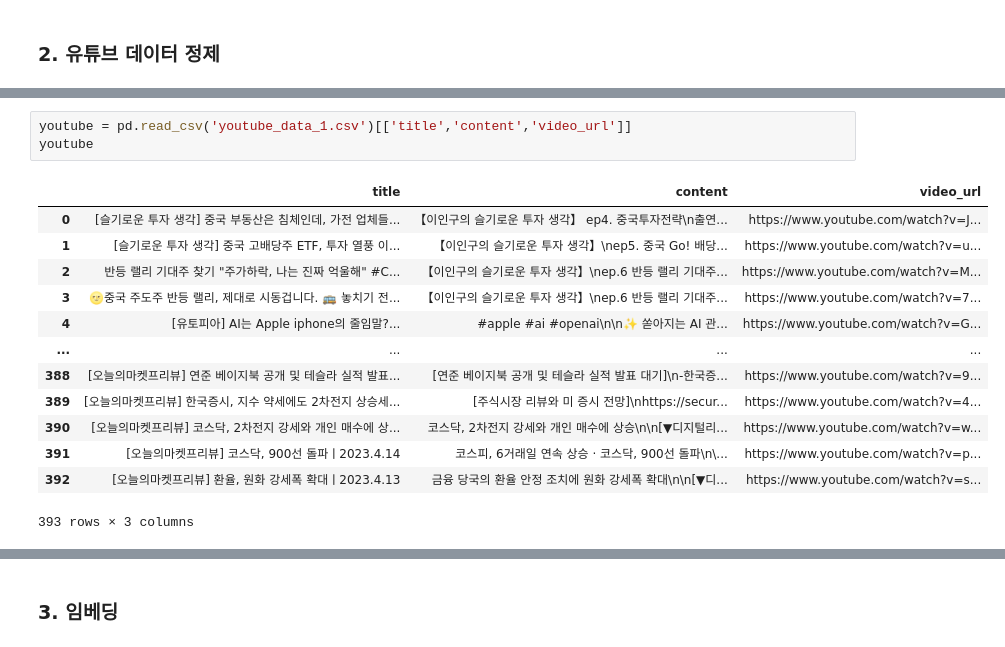
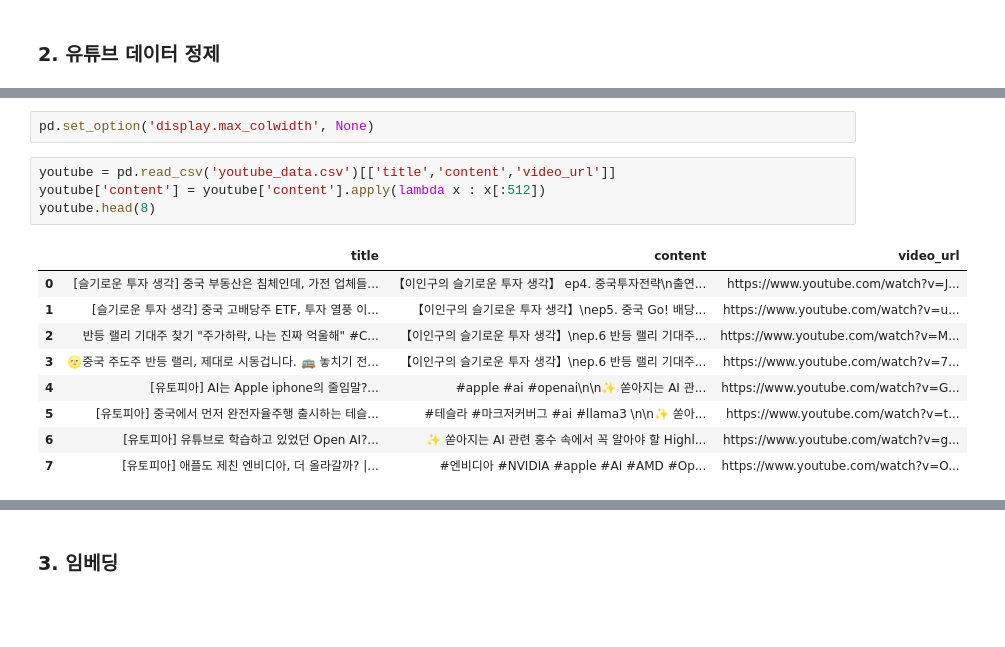
Before and after one commit to slayerzeroa/miraeasset_ai, a Jupyter notebook: youtube_recommendation/유튜브추천알고리즘.ipynb, the cells around one changed output, grey strips where cells are left out. Drawn from its saved outputs; the diff is of its cells as text; blank space fills up the shorter version.

```diff
--- a/youtube_recommendation/유튜브추천알고리즘.ipynb
+++ b/youtube_recommendation/유튜브추천알고리즘.ipynb
@@ -87,17 +57,16 @@ class CompletionExecutor:
+# %%
+pd.set_option('display.max_colwidth', None)
 # %%
-youtube = pd.read_csv('youtube_data_1.csv')[['title','content','video_url']]
-youtube
+youtube = pd.read_csv('youtube_data.csv')[['title','content','video_url']]
+youtube['content'] = youtube['content'].apply(lambda x : x[:512])
+youtube.head(8)
 # %% [output]
 |  | title | content | video_url |
 | 0 | [슬기로운 투자 생각] 중국 부동산은 침체인데, 가전 업체들... | 【이인구의 슬기로운 투자 생각】 ep4. 중국투자전략\n출연... | https://www.youtube.com/watch?v=J... |
 | 1 | [슬기로운 투자 생각] 중국 고배당주 ETF, 투자 열풍 이... | 【이인구의 슬기로운 투자 생각】\nep5. 중국 Go! 배당... | https://www.youtube.com/watch?v=u... |
 | 2 | 반등 랠리 기대주 찾기 "주가하락, 나는 진짜 억울해" #C... | 【이인구의 슬기로운 투자 생각】\nep.6 반등 랠리 기대주... | https://www.youtube.com/watch?v=M... |
 | 3 | 🌝중국 주도주 반등 랠리, 제대로 시동겁니다. 🚌 놓치기 전... | 【이인구의 슬기로운 투자 생각】\nep.6 반등 랠리 기대주... | https://www.youtube.com/watch?v=7... |
 | 4 | [유토피아] AI는 Apple iphone의 줄임말?... | #apple #ai #openai\n\n✨ 쏟아지는 AI 관... | https://www.youtube.com/watch?v=G... |
-| ... | ... | ... | ... |
-| 388 | [오늘의마켓프리뷰] 연준 베이지북 공개 및 테슬라 실적 발표... | [연준 베이지북 공개 및 테슬라 실적 발표 대기]\n-한국증... | https://www.youtube.com/watch?v=9... |
-| 389 | [오늘의마켓프리뷰] 한국증시, 지수 약세에도 2차전지 상승세... | [주식시장 리뷰와 미 증시 전망]\nhttps://secur... | https://www.youtube.com/watch?v=4... |
-| 390 | [오늘의마켓프리뷰] 코스닥, 2차전지 강세와 개인 매수에 상... | 코스닥, 2차전지 강세와 개인 매수에 상승\n\n[▼디지털리... | https://www.youtube.com/watch?v=w... |
-| 391 | [오늘의마켓프리뷰] 코스닥, 900선 돌파ㅣ2023.4.14 | 코스피, 6거래일 연속 상승 · 코스닥, 900선 돌파\n\... | https://www.youtube.com/watch?v=p... |
-| 392 | [오늘의마켓프리뷰] 환율, 원화 강세폭 확대ㅣ2023.4.13 | 금융 당국의 환율 안정 조치에 원화 강세폭 확대\n\n[▼디... | https://www.youtube.com/watch?v=s... |
+| 5 | [유토피아] 중국에서 먼저 완전자율주행 출시하는 테슬... | #테슬라 #마크저커버그 #ai #llama3 \n\n✨ 쏟아... | https://www.youtube.com/watch?v=t... |
+| 6 | [유토피아] 유튜브로 학습하고 있었던 Open AI?... | ✨ 쏟아지는 AI 관련 홍수 속에서 꼭 알아야 할 Highl... | https://www.youtube.com/watch?v=g... |
+| 7 | [유토피아] 애플도 제친 엔비디아, 더 올라갈까? |... | #엔비디아 #NVIDIA #apple #AI #AMD #Op... | https://www.youtube.com/watch?v=O... |
-393 rows × 3 columns
```
Also changed, not shown: parts of 29 cells of this notebook, 17 other files.
